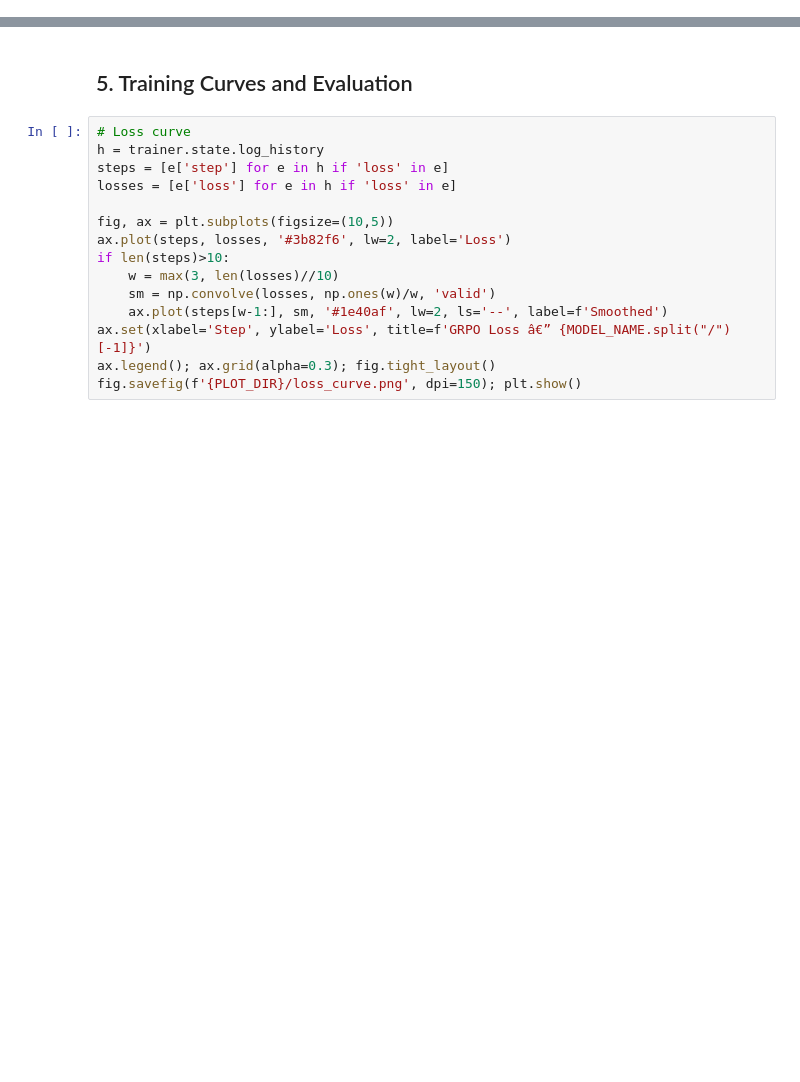
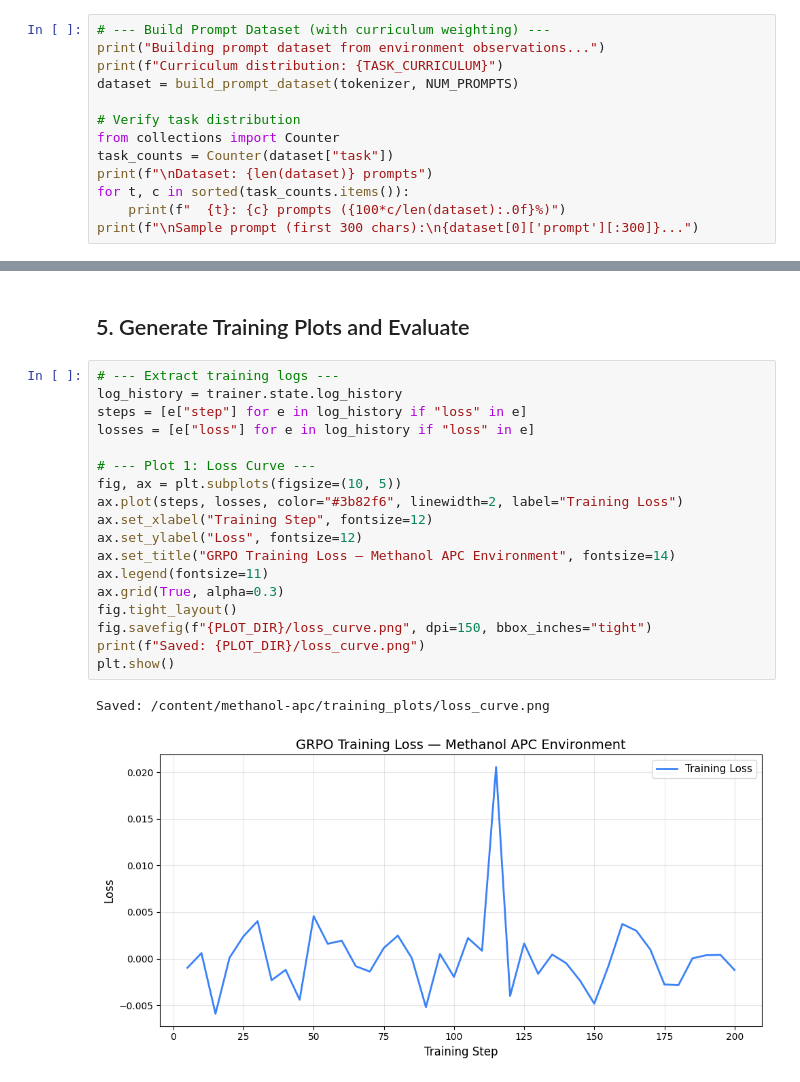
Before and after one commit to Bhavneet1492/openenv-methanol-apc, a Jupyter notebook: training/train_grpo.ipynb, the cells around one changed output, grey strips where cells are left out. Drawn from its saved outputs; the diff is of its cells as text; blank space fills up the shorter version.

```diff
--- a/training/train_grpo.ipynb
+++ b/training/train_grpo.ipynb
@@ -197,0 +467,13 @@ Each step: sample prompt â†’ generate GROUP_SIZE actions â†’ score wit
+# %%
+# --- Build Prompt Dataset (with curriculum weighting) ---
+print("Building prompt dataset from environment observations...")
+print(f"Curriculum distribution: {TASK_CURRICULUM}")
+dataset = build_prompt_dataset(tokenizer, NUM_PROMPTS)
+
+# Verify task distribution
+from collections import Counter
+task_counts = Counter(dataset["task"])
+print(f"\nDataset: {len(dataset)} prompts")
+for t, c in sorted(task_counts.items()):
+    print(f"  {t}: {c} prompts ({100*c/len(dataset):.0f}%)")
+print(f"\nSample prompt (first 300 chars):\n{dataset[0]['prompt'][:300]}...")
@@ -235,18 +608,24 @@ print(f"\nDone in {(time.time()-t0)/60:.1f}min. Loss: {result.training_loss:.4f}
 # %% [markdown]
-## 5. Training Curves and Evaluation
+## 5. Generate Training Plots and Evaluate
 # %%
-# Loss curve
-h = trainer.state.log_history
-steps = [e['step'] for e in h if 'loss' in e]
-losses = [e['loss'] for e in h if 'loss' in e]
+# --- Extract training logs ---
+log_history = trainer.state.log_history
+steps = [e["step"] for e in log_history if "loss" in e]
+losses = [e["loss"] for e in log_history if "loss" in e]
 
-fig, ax = plt.subplots(figsize=(10,5))
-ax.plot(steps, losses, '#3b82f6', lw=2, label='Loss')
-if len(steps)>10:
-    w = max(3, len(losses)//10)
-    sm = np.convolve(losses, np.ones(w)/w, 'valid')
-    ax.plot(steps[w-1:], sm, '#1e40af', lw=2, ls='--', label=f'Smoothed')
-ax.set(xlabel='Step', ylabel='Loss', title=f'GRPO Loss â€” {MODEL_NAME.split("/")[-1]}')
-ax.legend(); ax.grid(alpha=0.3); fig.tight_layout()
-fig.savefig(f'{PLOT_DIR}/loss_curve.png', dpi=150); plt.show()
+# --- Plot 1: Loss Curve ---
+fig, ax = plt.subplots(figsize=(10, 5))
+ax.plot(steps, losses, color="#3b82f6", linewidth=2, label="Training Loss")
+ax.set_xlabel("Training Step", fontsize=12)
+ax.set_ylabel("Loss", fontsize=12)
+ax.set_title("GRPO Training Loss — Methanol APC Environment", fontsize=14)
+ax.legend(fontsize=11)
+ax.grid(True, alpha=0.3)
+fig.tight_layout()
+fig.savefig(f"{PLOT_DIR}/loss_curve.png", dpi=150, bbox_inches="tight")
+print(f"Saved: {PLOT_DIR}/loss_curve.png")
+plt.show()
+# %% [output]
+Saved: /content/methanol-apc/training_plots/loss_curve.png
+[figure, added]
 # %%
```
Also changed, not shown: parts of 20 cells of this notebook, 13 other files.
